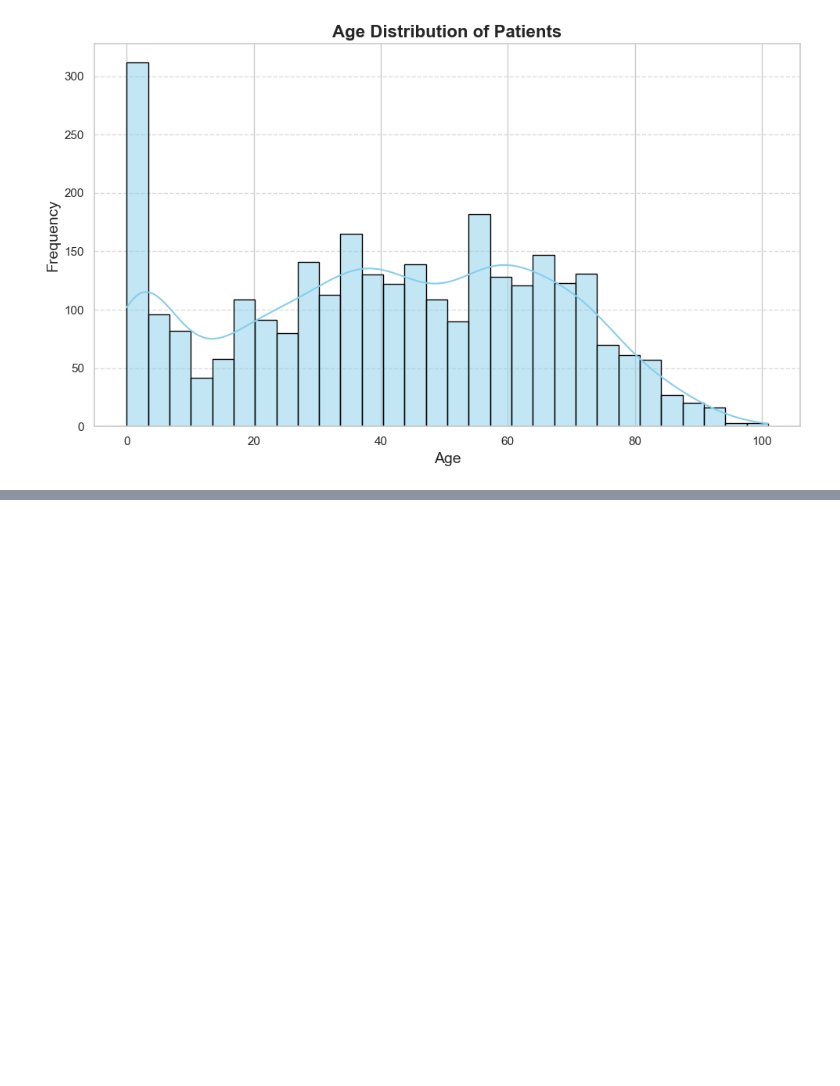
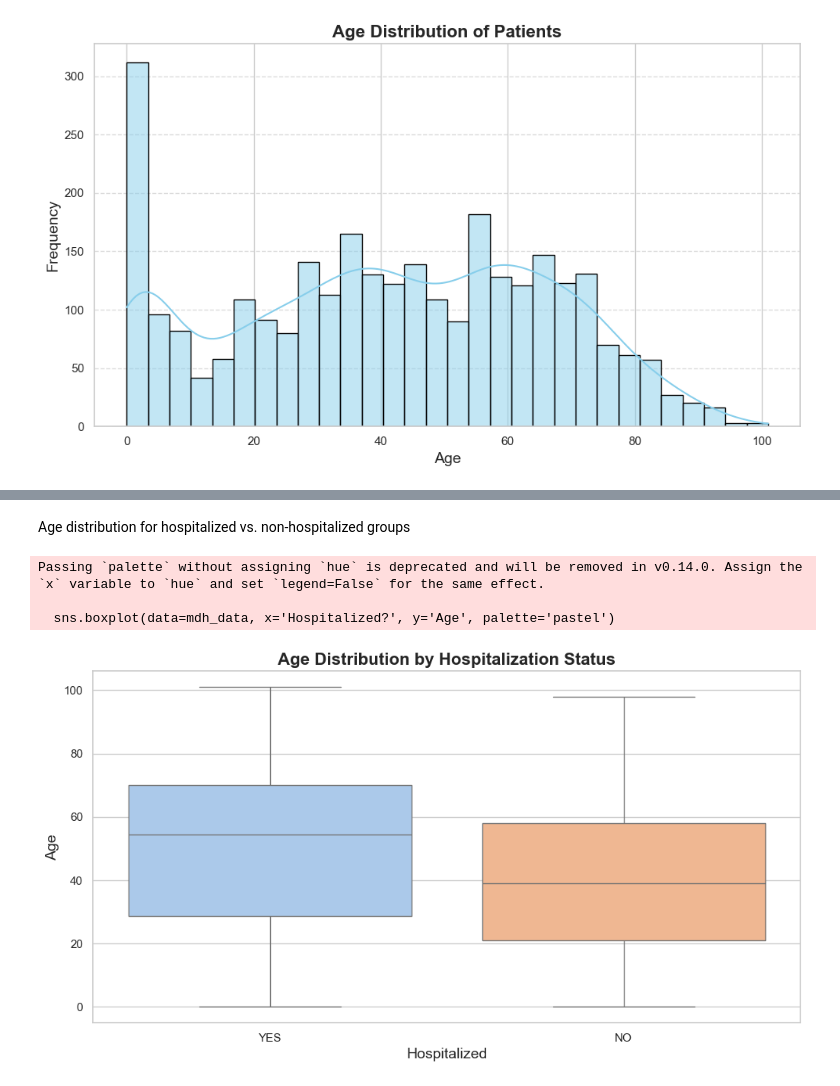
Before and after one commit to glendasp/salmonella_data, a Jupyter notebook: notebooks/mdh_eda.ipynb, the cells around one changed output, grey strips where cells are left out. Saved outputs shown, nothing was run; the diff lists cells and outputs as text; code cells hidden in the pictures; blank space fills up the shorter version.

```diff
--- a/notebooks/mdh_eda.ipynb
+++ b/notebooks/mdh_eda.ipynb
@@ -233,0 +282,18 @@ plt.show()
+# %% [markdown]
+Age distribution for hospitalized vs. non-hospitalized groups
+# %%
+plt.figure(figsize=(12, 6))
+sns.boxplot(data=mdh_data, x='Hospitalized?', y='Age', palette='pastel')
+
+# Add labels and title
+plt.title("Age Distribution by Hospitalization Status", fontsize=16, weight='bold')
+plt.xlabel("Hospitalized", fontsize=14)
+plt.ylabel("Age", fontsize=14)
+
+# Show the plot
+plt.show()
+# %% [output]
+Passing `palette` without assigning `hue` is deprecated and will be removed in v0.14.0. Assign the `x` variable to `hue` and set `legend=False` for the same effect.
+
+  sns.boxplot(data=mdh_data, x='Hospitalized?', y='Age', palette='pastel')
+[figure, added]
```
Also changed, not shown: parts of 8 cells of this notebook.
